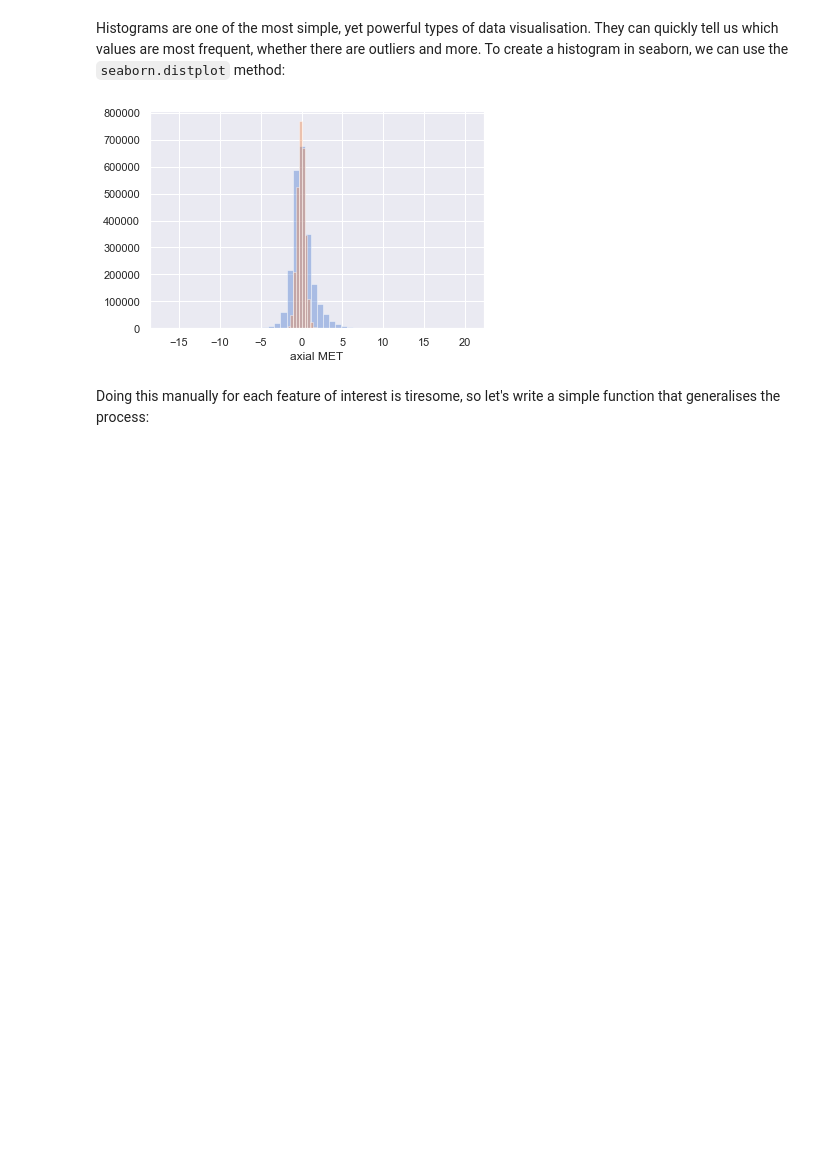
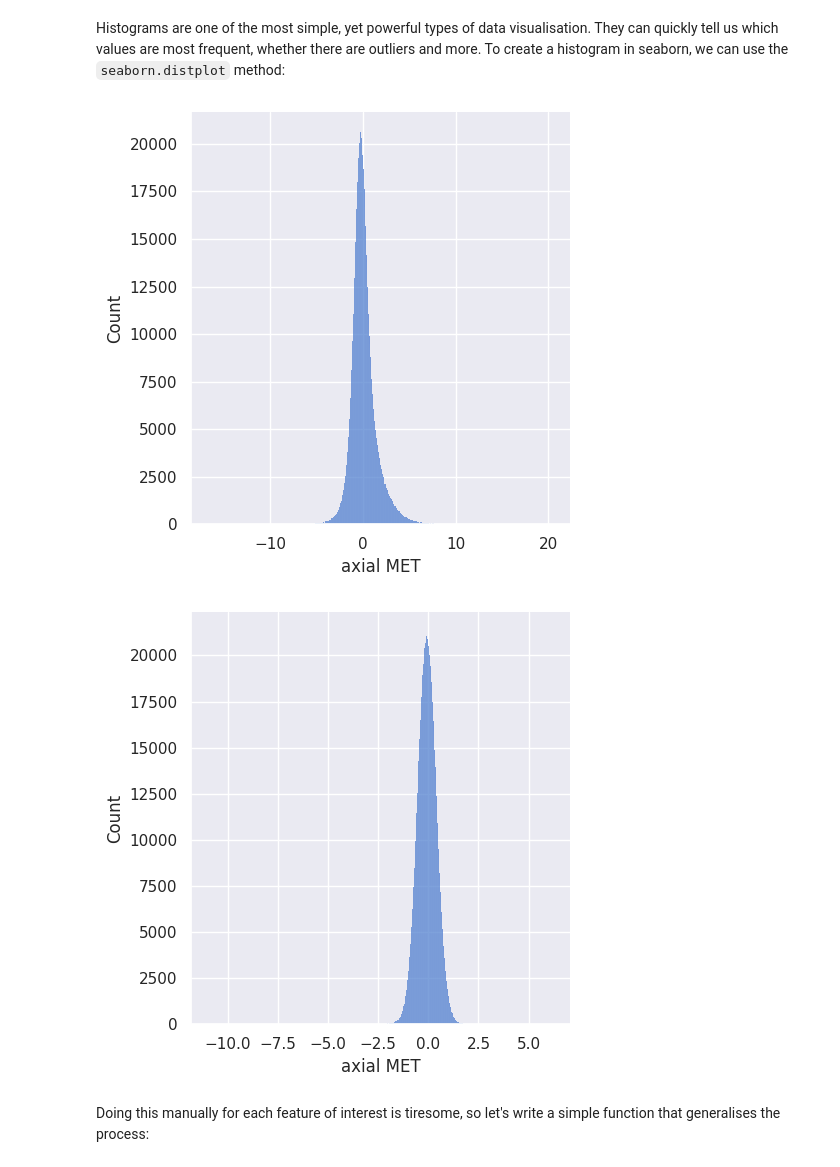
Before and after one commit to shahrzadbarzegar/hep_data_analysis_notes, a Jupyter notebook: notebooks/lesson01_intro-to-random-forests.ipynb, the cells around one changed output. Cells and saved outputs as stored; diff of their text form; code cells hidden in the pictures; blank space fills up the shorter version.

```diff
--- a/notebooks/lesson01_intro-to-random-forests.ipynb
+++ b/notebooks/lesson01_intro-to-random-forests.ipynb
@@ -225,11 +227,12 @@ To create these plots we will use the [seaborn](https://seaborn.pydata.org/) dat
 # %% [markdown]
 Histograms are one of the most simple, yet powerful types of data visualisation. They can quickly tell us which values are most frequent, whether there are outliers and more. To create a histogram in seaborn, we can use the `seaborn.distplot` method:
 # %%
-sns.distplot(susy.query("signal == 1")["axial MET"], kde=False)
-sns.distplot(susy.query("signal == 0")["axial MET"], kde=False)
+sns.displot(susy.query("signal == 1")["axial MET"], kde=False)
+sns.displot(susy.query("signal == 0")["axial MET"], kde=False)
 plt.show()
 # %% [output]
-[figure, old version]
+[figure, new version]
+[figure, added]
 # %% [markdown]
 Doing this manually for each feature of interest is tiresome, so let's write a simple function that generalises the process:
 # %%
```
Also changed, not shown: parts of 13 cells of this notebook.
